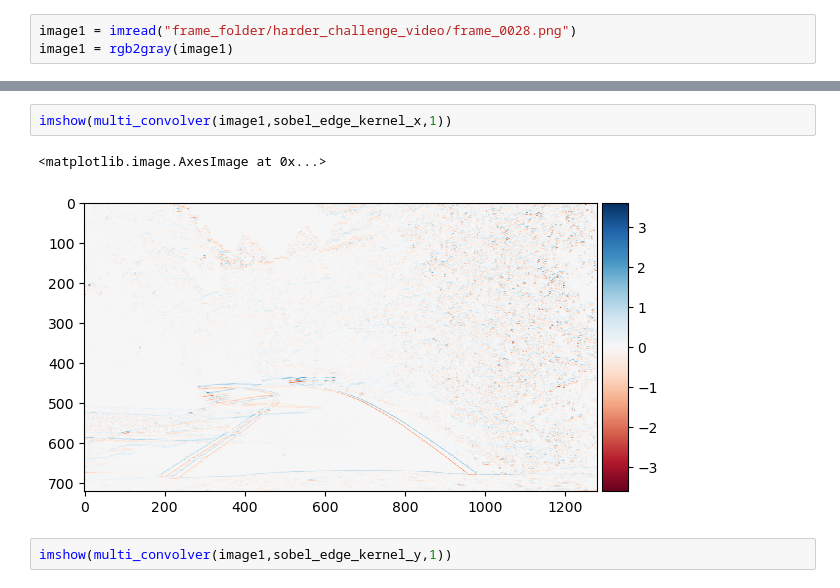
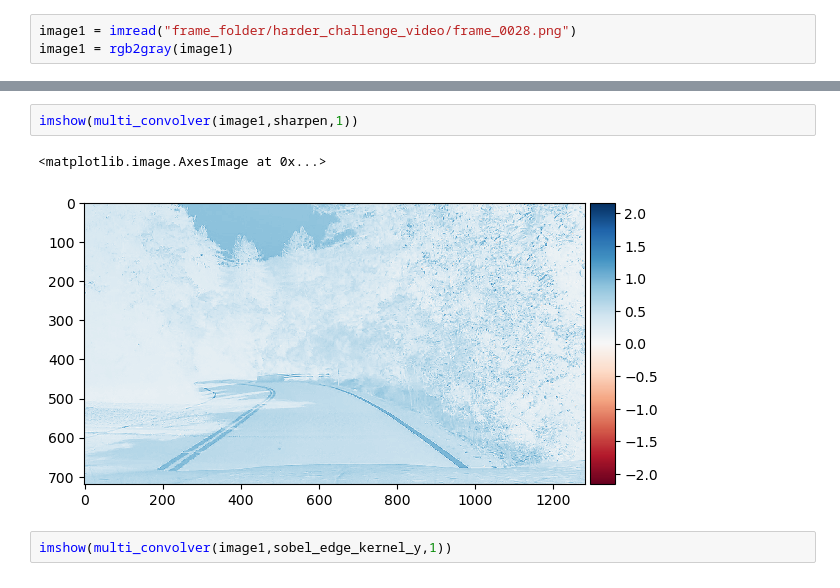
Before and after one commit to poonamshettar/Lane-Detection-using-open-CV, a Jupyter notebook: kernel_test_copy.ipynb, the cells around one changed output, grey strips where cells are left out. Cells and saved outputs as stored; diff of their text form.

```diff
--- a/kernel_test_copy.ipynb
+++ b/kernel_test_copy.ipynb
@@ -57,8 +65,8 @@ convolution_plotter(image1,gaussian)
 # %%
-imshow(multi_convolver(image1,sobel_edge_kernel_x,1))
+imshow(multi_convolver(image1,sharpen,1))
 # %% [output]
 <matplotlib.image.AxesImage at 0x...>
-[figure, old version]
+[figure, new version]
 # %%
 imshow(multi_convolver(image1,sobel_edge_kernel_y,1))
 # %% [output]
```
Also changed, not shown: parts of 20 cells of this notebook, 1 other file.
